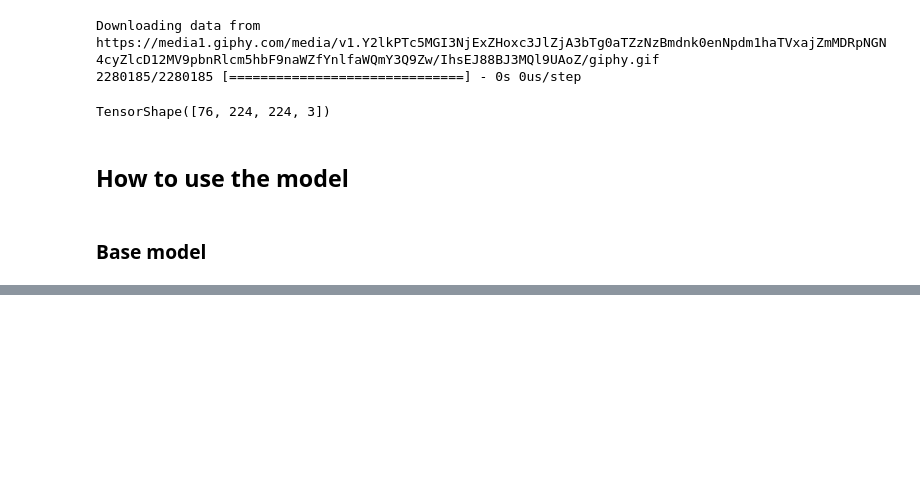
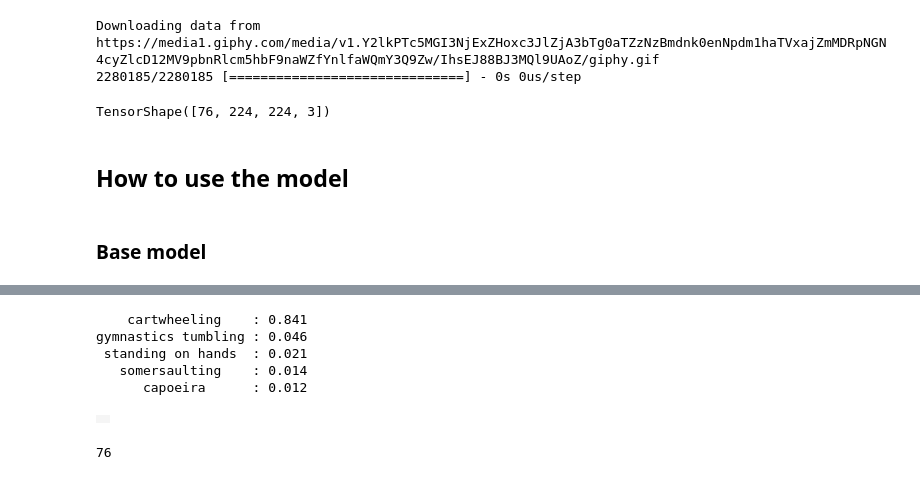
Before and after one commit to mihir1125/streaming-action-recognition, a Jupyter notebook: movinet.ipynb, the cells around one changed output, grey strips where cells are left out. Drawn from its saved outputs; the diff is of its cells as text; code cells hidden in the pictures; blank space fills up the shorter version.

```diff
--- a/movinet.ipynb
+++ b/movinet.ipynb
@@ -118,0 +134,19 @@ sig(image = cartwheel[tf.newaxis, :1])
+# %%
+probs = tf.nn.softmax(logits, axis=-1)
+for label, p in get_top_k(probs):
+    print(f'{label:^20s}: {p:.3f}')
+# %% [output]
+    cartwheeling    : 0.841
+gymnastics tumbling : 0.046
+ standing on hands  : 0.021
+   somersaulting    : 0.014
+      capoeira      : 0.012
+# %%
+media.show_video(cartwheel.numpy(), fps=5)
+# %% [output]
+|  |
+# %%
+temp = cartwheel[tf.newaxis, ...]
+len(cartwheel)
+# %% [output]
+76
```
Also changed, not shown: parts of 5 cells of this notebook.
